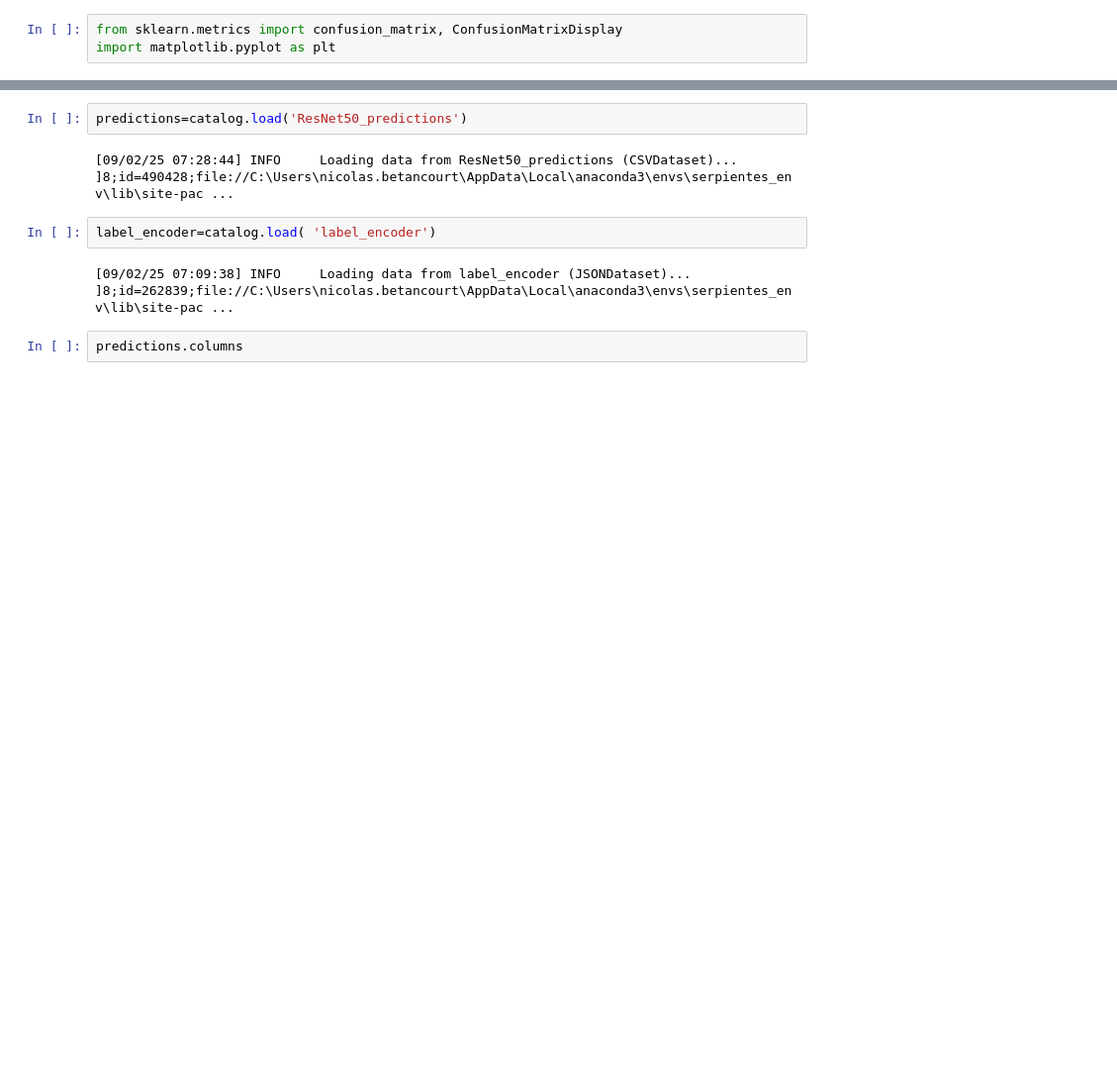
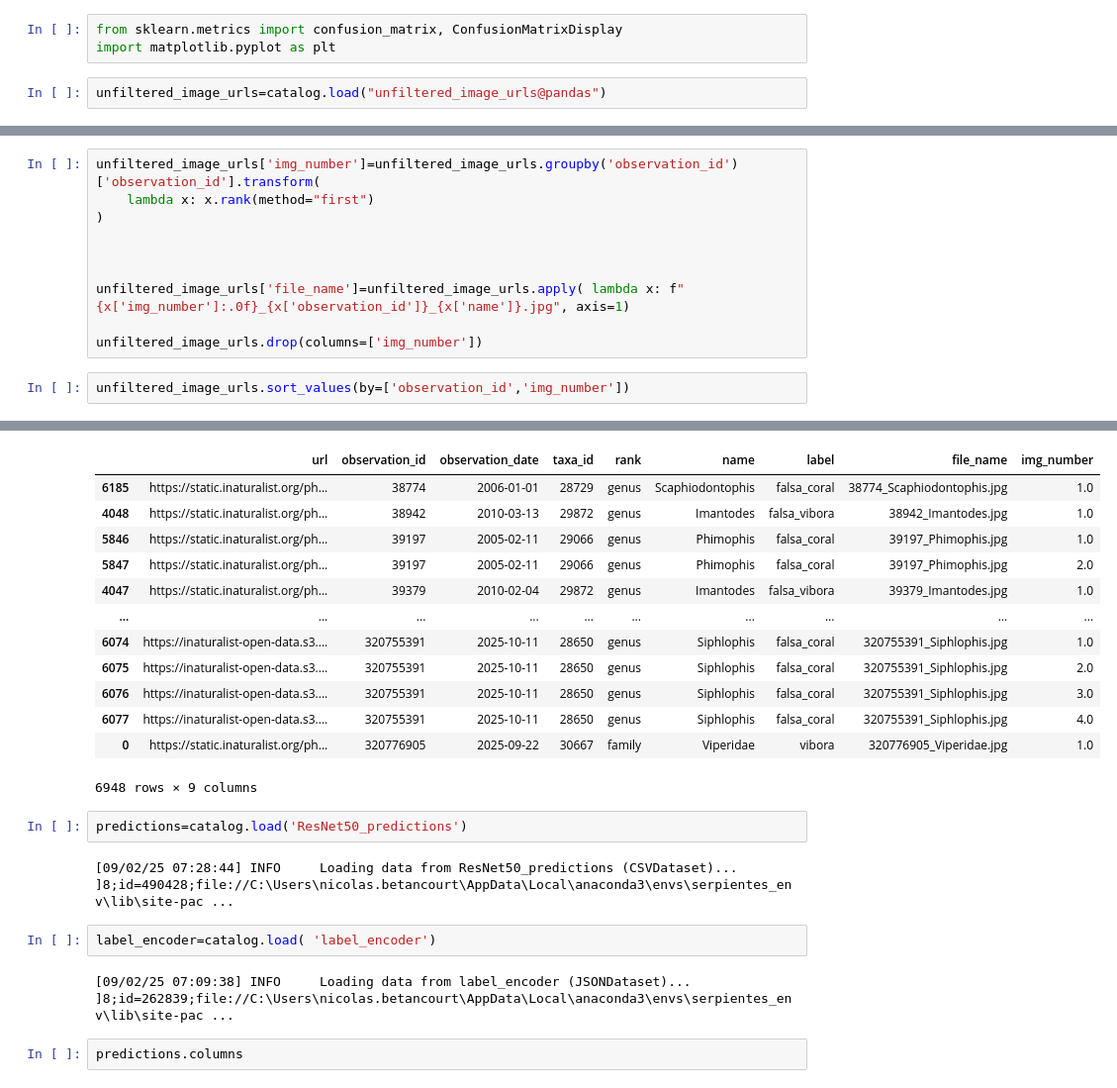
Before and after one commit to nicolasbetancourtc/serpientes-de-colombia, a Jupyter notebook: notebooks/Untitled.ipynb, the cells around one changed output, grey strips where cells are left out. Shown: that part at 99% size. Saved outputs shown, nothing was run; the diff lists cells and outputs as text; blank space fills up the shorter version.

```diff
--- a/notebooks/Untitled.ipynb
+++ b/notebooks/Untitled.ipynb
@@ -19,3 +19,5 @@
 # %%
 from sklearn.metrics import confusion_matrix, ConfusionMatrixDisplay
 import matplotlib.pyplot as plt
+# %%
+unfiltered_image_urls=catalog.load("unfiltered_image_urls@pandas")
@@ -21,0 +26,13 @@ import matplotlib.pyplot as plt
+# %%
+unfiltered_image_urls['img_number']=unfiltered_image_urls.groupby('observation_id')['observation_id'].transform(
+    lambda x: x.rank(method="first")
+)
+
+
+
+unfiltered_image_urls['file_name']=unfiltered_image_urls.apply( lambda x: f"{x['img_number']:.0f}_{x['observation_id']}_{x['name']}.jpg", axis=1)
+
+unfiltered_image_urls.drop(columns=['img_number'])
+# %%
+unfiltered_image_urls.sort_values(by=['observation_id','img_number'])
+# %% [output]
@@ -22,3 +40,16 @@ import matplotlib.pyplot as plt
+|  | url | observation_id | observation_date | taxa_id | rank | name | label | file_name | img_number |
+| 6185 | https://static.inaturalist.org/ph... | 38774 | 2006-01-01 | 28729 | genus | Scaphiodontophis | falsa_coral | 38774_Scaphiodontophis.jpg | 1.0 |
+| 4048 | https://static.inaturalist.org/ph... | 38942 | 2010-03-13 | 29872 | genus | Imantodes | falsa_vibora | 38942_Imantodes.jpg | 1.0 |
+| 5846 | https://static.inaturalist.org/ph... | 39197 | 2005-02-11 | 29066 | genus | Phimophis | falsa_coral | 39197_Phimophis.jpg | 1.0 |
+| 5847 | https://static.inaturalist.org/ph... | 39197 | 2005-02-11 | 29066 | genus | Phimophis | falsa_coral | 39197_Phimophis.jpg | 2.0 |
+| 4047 | https://static.inaturalist.org/ph... | 39379 | 2010-02-04 | 29872 | genus | Imantodes | falsa_vibora | 39379_Imantodes.jpg | 1.0 |
+| ... | ... | ... | ... | ... | ... | ... | ... | ... | ... |
+| 6074 | https://inaturalist-open-data.s3.... | 320755391 | 2025-10-11 | 28650 | genus | Siphlophis | falsa_coral | 320755391_Siphlophis.jpg | 1.0 |
+| 6075 | https://inaturalist-open-data.s3.... | 320755391 | 2025-10-11 | 28650 | genus | Siphlophis | falsa_coral | 320755391_Siphlophis.jpg | 2.0 |
+| 6076 | https://inaturalist-open-data.s3.... | 320755391 | 2025-10-11 | 28650 | genus | Siphlophis | falsa_coral | 320755391_Siphlophis.jpg | 3.0 |
+| 6077 | https://inaturalist-open-data.s3.... | 320755391 | 2025-10-11 | 28650 | genus | Siphlophis | falsa_coral | 320755391_Siphlophis.jpg | 4.0 |
+| 0 | https://static.inaturalist.org/ph... | 320776905 | 2025-09-22 | 30667 | family | Viperidae | vibora | 320776905_Viperidae.jpg | 1.0 |
+6948 rows × 9 columns
 # %%
 predictions=catalog.load('ResNet50_predictions')
 # %% [output]
```
Also changed, not shown: parts of 3 cells of this notebook, 18 other files.
